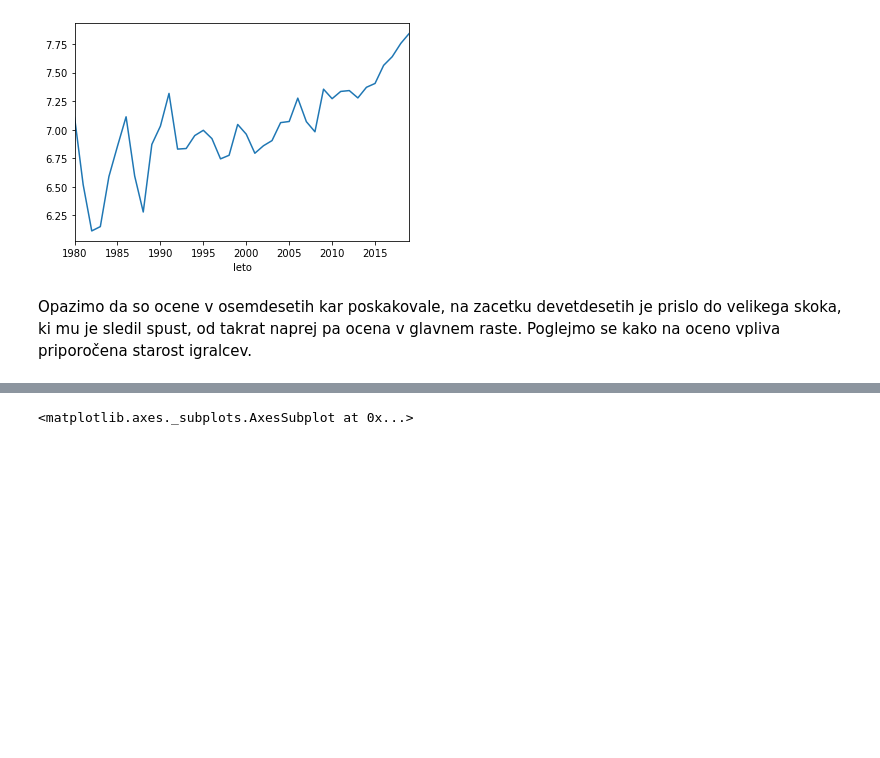
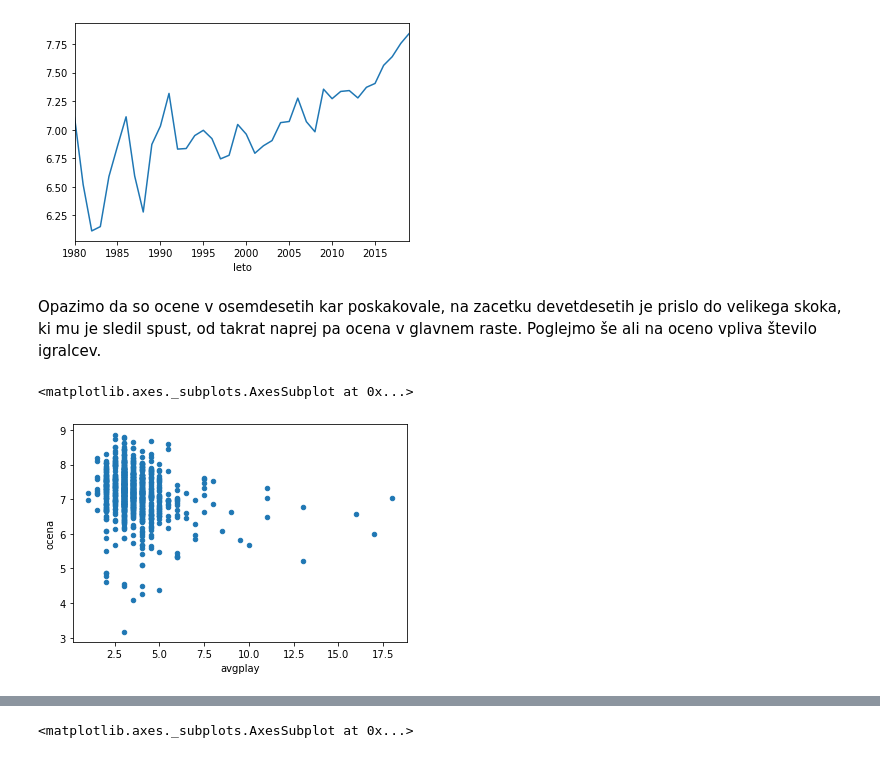
Before and after one commit to Podborsek/Druzabne-igre, a Jupyter notebook: Analiza podatkov.ipynb, the cells around one changed output, grey strips where cells are left out. Saved outputs shown, nothing was run; the diff lists cells and outputs as text; code cells hidden in the pictures; blank space fills up the shorter version.

```diff
--- a/Analiza podatkov.ipynb
+++ b/Analiza podatkov.ipynb
@@ -88,4 +88,9 @@ po_letih.ocena.mean().plot()
 <matplotlib.axes._subplots.AxesSubplot at 0x...>
 [figure]
 # %% [markdown]
-Opazimo da so ocene v osemdesetih kar poskakovale, na zacetku devetdesetih je prislo do velikega skoka, ki mu je sledil spust, od takrat naprej pa ocena v glavnem raste. Poglejmo se kako na oceno vpliva priporočena starost igralcev.
+Opazimo da so ocene v osemdesetih kar poskakovale, na zacetku devetdesetih je prislo do velikega skoka, ki mu je sledil spust, od takrat naprej pa ocena v glavnem raste. Poglejmo še ali na oceno vpliva število igralcev.
+# %%
+igre[igre.avgplay <=20].plot.scatter('avgplay', 'ocena')
+# %% [output]
+<matplotlib.axes._subplots.AxesSubplot at 0x...>
+[figure, added]
```
Also changed, not shown: parts of 21 cells of this notebook.
